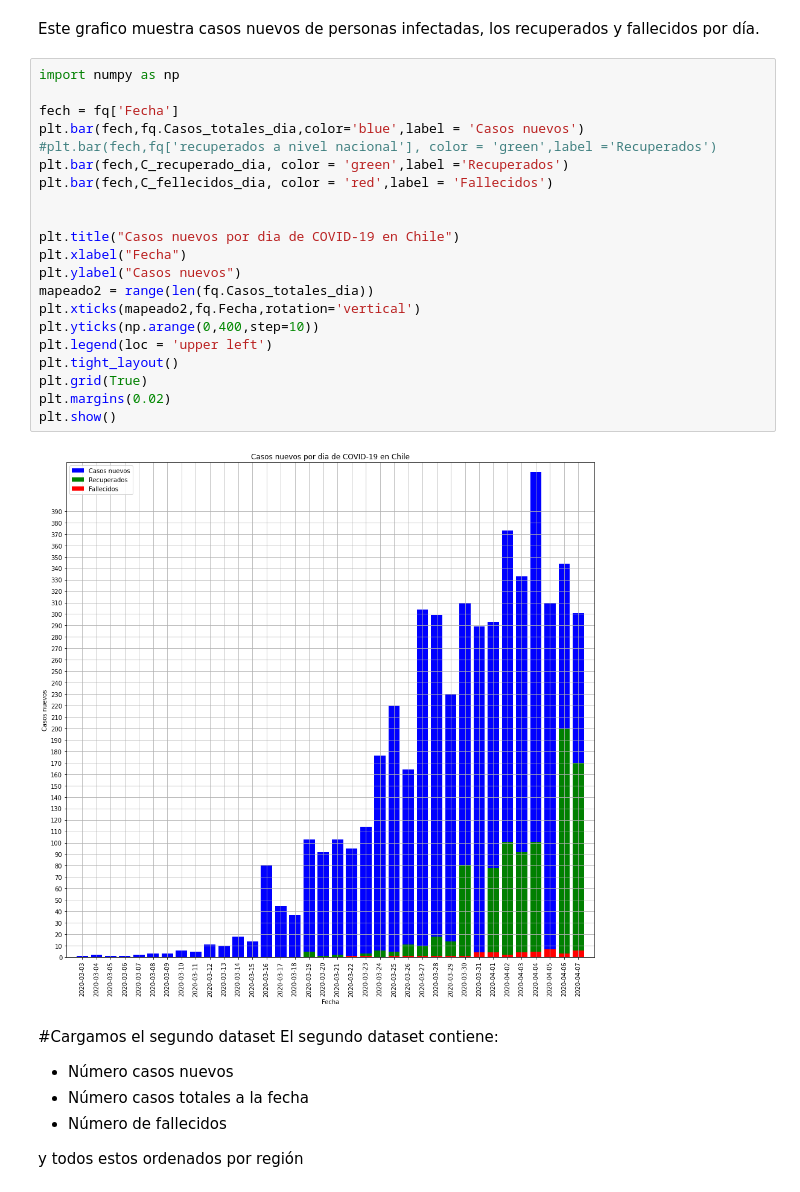
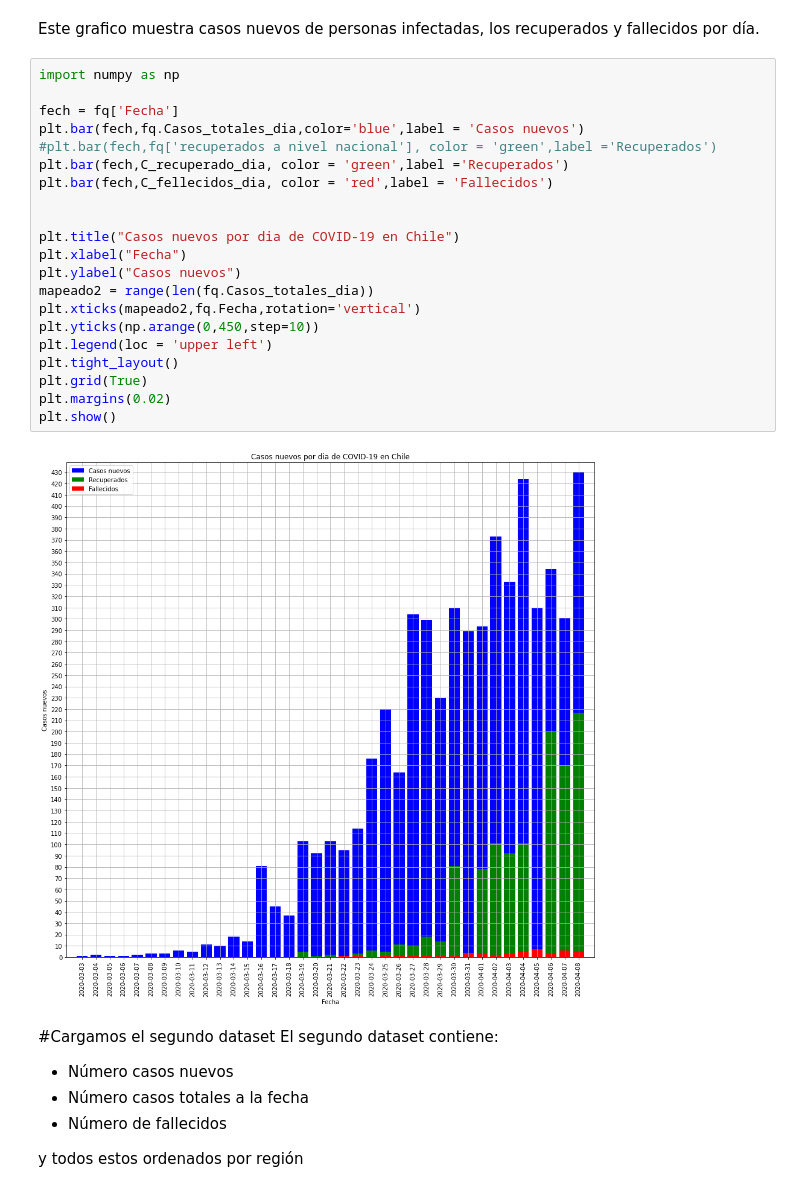
Before and after one commit to White-Mask/COVID-19-Chile-Coronavirus, a Jupyter notebook: Notebook/Analisis_COVID-19_chile.ipynb, the cells around one changed output. Drawn from its saved outputs; the diff is of its cells as text.

```diff
--- a/Notebook/Analisis_COVID-19_chile.ipynb
+++ b/Notebook/Analisis_COVID-19_chile.ipynb
@@ -96,26 +96,26 @@ Este grafico muestra casos nuevos de personas infectadas, los recuperados y fall
 # %%
 import numpy as np
 
 fech = fq['Fecha']
 plt.bar(fech,fq.Casos_totales_dia,color='blue',label = 'Casos nuevos')
 #plt.bar(fech,fq['recuperados a nivel nacional'], color = 'green',label ='Recuperados')
 plt.bar(fech,C_recuperado_dia, color = 'green',label ='Recuperados')
 plt.bar(fech,C_fellecidos_dia, color = 'red',label = 'Fallecidos')
 
 
 plt.title("Casos nuevos por dia de COVID-19 en Chile")
 plt.xlabel("Fecha")
 plt.ylabel("Casos nuevos")
 mapeado2 = range(len(fq.Casos_totales_dia))
 plt.xticks(mapeado2,fq.Fecha,rotation='vertical')
-plt.yticks(np.arange(0,400,step=10))
+plt.yticks(np.arange(0,450,step=10))
 plt.legend(loc = 'upper left')
 plt.tight_layout()
 plt.grid(True)
 plt.margins(0.02)
 plt.show()
 # %% [output]
-[figure, old version]
+[figure, new version]
 # %% [markdown]
 #Cargamos el segundo dataset
 El segundo dataset contiene:
```
Also changed, not shown: parts of 9 cells of this notebook, 5 other files.
